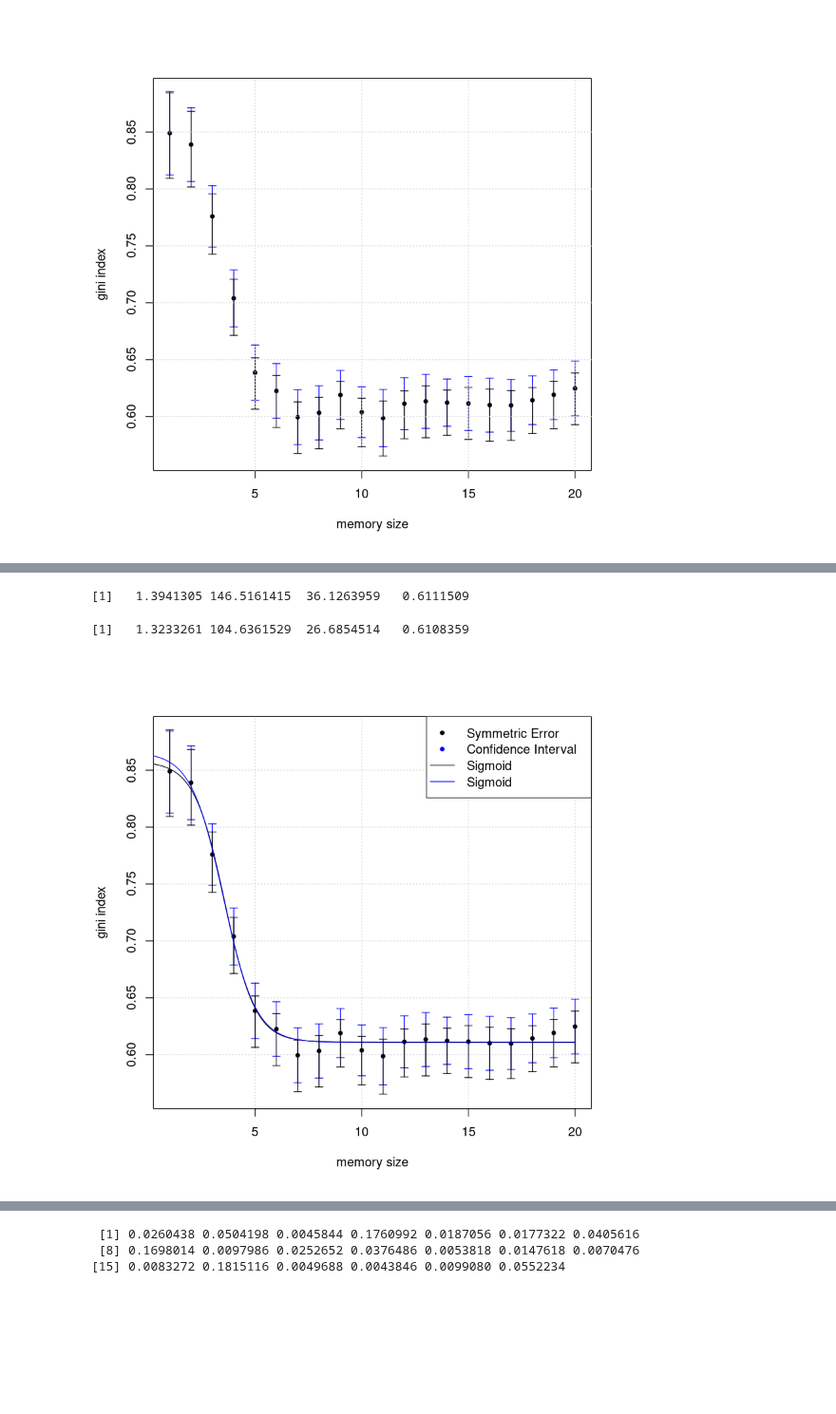
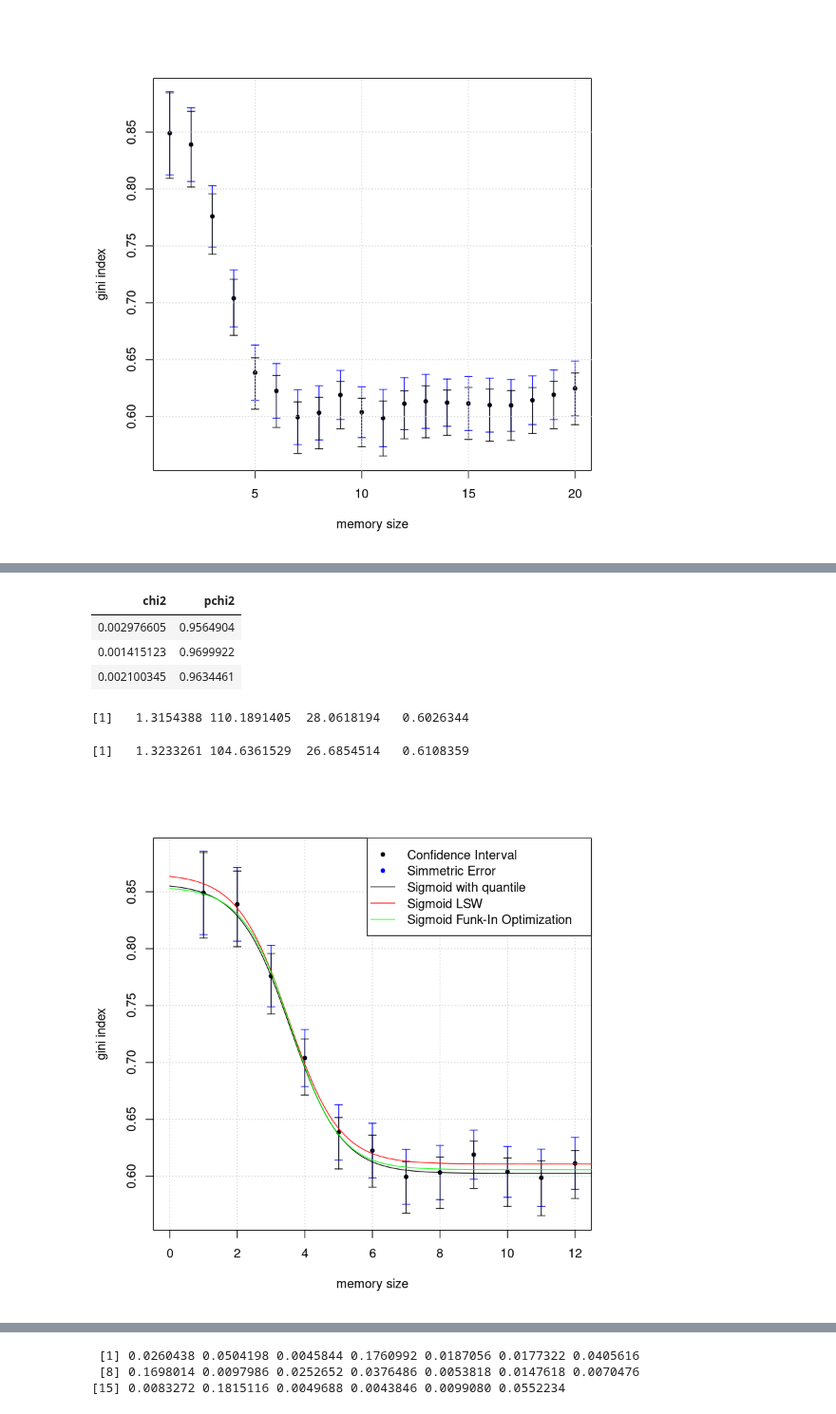
Before and after one commit to BFSteam/memory, a Jupyter notebook: jup/R/R_fit_activation_time.ipynb, the cells around one changed output, grey strips where cells are left out. Shown at 95% size. Saved outputs shown, nothing was run; the diff lists cells and outputs as text; code cells hidden in the pictures; blank space fills up the shorter version.

```diff
--- a/jup/R/R_fit_activation_time.ipynb
+++ b/jup/R/R_fit_activation_time.ipynb
@@ -302,35 +314,76 @@ legend("topright", pch = c(20, 20, NA, NA), lty=c(NA, NA, 1, 1),
+# %%
+DataChi <- data.frame(observed = Data$gini,
+                      expboot = normal(Data$memory, pboot[1], pboot[2], pboot[3], pboot[4]),
+                      expstd  = normal(Data$memory, pstd[1], pstd[2], pstd[3], pstd[4]),
+                      expfunk = normal(Data$memory, pfunk[1], pfunk[2], pfunk[3], pfunk[4]) )
+chi2boot = sum(( DataChi$observed - DataChi$expboot)^2/ DataChi$expboot)
+chi2std = sum(( DataChi$observed - DataChi$expstd)^2/ DataChi$expstd)
+chi2funk = sum(( DataChi$observed - DataChi$expfunk)^2/ DataChi$expfunk)
+
+data.frame(chi2=c(chi2boot, chi2std, chi2funk), pchi2=c(
+    pchisq(chi2boot, df=1 , lower.tail=FALSE),
+    pchisq(chi2std, df=1 , lower.tail=FALSE),
+    pchisq(chi2funk, df=1 , lower.tail=FALSE)
+))
+# %% [output]
+| chi2 | pchi2 |
+| 0.002976605 | 0.9564904 |
+| 0.001415123 | 0.9699922 |
+| 0.002100345 | 0.9634461 |
 # %%
 ## https://stackoverflow.com/questions/15882323/r-robust-fitting-of-data-points-to-a-gaussian-function#15883835
-fitG = function(x,y,w,mu,sig,scale,off){
+
+fitGboot = function(x,y,w,mu,sig,scale,off){
+    f = function(p){
+        quant <- 0.16
+        d = p[4] + p[3]*(1/(p[2] + exp(p[1]*x)))
+        sum( ( Heaviside(y, d)*quant + (1 - quant)*Heaviside(d, y) )* abs(y-d) )
+    }
+    optim(c(mu,sig,scale,off),f)
+}
+
+fitGstd = function(x,y,w,mu,sig,scale,off){
     f = function(p){
         d = p[4] + p[3]*(1/(p[2] + exp(p[1]*x)))
         sum((d-y)^2/(w^2))
     }
     optim(c(mu,sig,scale,off),f)
 }
 
-fitPboot = fitG(Data$memory, Data$gini, Data$giniup+Data$ginidown, 0.1,3.5,1.0,0.6)
-fitPstd  = fitG(Data$memory, Data$gini, Data$ginistd, -0.1,3.5,1.0,0.6)
-pboot = fitPboot$par
+fitGfunk = function(x,y,wu,wd,mu,sig,scale,off){
+    f = function(p){
+        d = p[4] + p[3]*(1/(p[2] + exp(p[1]*x)))
+        sum((d-y)^2/((2*wu)^2*Heaviside(d-y) + (2*wd)^2*Heaviside(y-d)))
+    }
+    optim(c(mu,sig,scale,off),f)
+}
+
+fitPstd  =  fitGstd(Data$memory, Data$gini, Data$ginistd, -0.1,3.5,1.0,0.6)
 pstd  = fitPstd$par
 
+fitPboot = fitGboot(Data$memory, Data$gini, Data$giniup+Data$ginidown, pstd[1],pstd[2],pstd[3],pstd[4])
+pboot = fitPboot$par
 
-plot(Data$memory, Data$gini, xlab="memory size", ylab="gini index", pch=20, ylim=range(c(Data$gini-Data$ginidown, Data$gini+Data$giniup)), panel.first=grid())
+fitPfunk = fitGfunk(Data$memory, Data$gini, Data$giniup, Data$ginidown, pstd[1],pstd[2],pstd[3],pstd[4])
+pfunk = fitPfunk$par
+
+plot(Data$memory, Data$gini, xlab="memory size", ylab="gini index", pch=20, xlim=range(0,12),ylim=range(c(Data$gini-Data$ginidown, Data$gini+Data$giniup)), panel.first=grid())
 #grid()
 arrows(Data$memory, Data$gini-Data$ginistd, Data$memory, Data$gini + Data$ginistd, length=0.05, angle=90, code=3, col='blue')
 arrows(Data$memory, Data$gini-Data$ginidown, Data$memory, Data$gini + Data$giniup, length=0.05, angle=90, code=3)
 par(new=TRUE)
 
 pboot
 pstd
 
 curve(sigmoid(x, pboot[1], pboot[2], pboot[3], pboot[4]), 0, 20 ,n=200, add=TRUE)
-curve(sigmoid(x, pstd[1], pstd[2], pstd[3], pstd[4]), 0, 20 ,n=200, add=TRUE, col='blue')
+curve(sigmoid(x, pstd[1], pstd[2], pstd[3], pstd[4]), 0, 20 ,n=200, add=TRUE, col='red')
+curve(sigmoid(x, pfunk[1], pfunk[2], pfunk[3], pfunk[4]), 0, 20 ,n=200, add=TRUE, col='green')
 
-legend("topright", pch = c(20, 20, NA, NA), lty=c(NA, NA, 1, 1),
-        col = c("black", "blue", "black", "blue"),
-        legend = c("Symmetric Error", "Confidence Interval", "Sigmoid", "Sigmoid"))
+legend("topright", pch = c(20, 20, NA, NA, NA), lty=c(NA, NA, 1, 1, 1),
+        col = c("black", "blue", "black", "red", "green"),
+        legend = c("Confidence Interval", "Simmetric Error", "Sigmoid with quantile", "Sigmoid LSW", "Sigmoid Funk-In Optimization"))
 # %% [output]
-[1]   1.3941305 146.5161415  36.1263959   0.6111509
+[1]   1.3154388 110.1891405  28.0618194   0.6026344
 [1]   1.3233261 104.6361529  26.6854514   0.6108359
-[figure, old version]
+[figure, new version]
```
Also changed, not shown: parts of 4 cells of this notebook.
